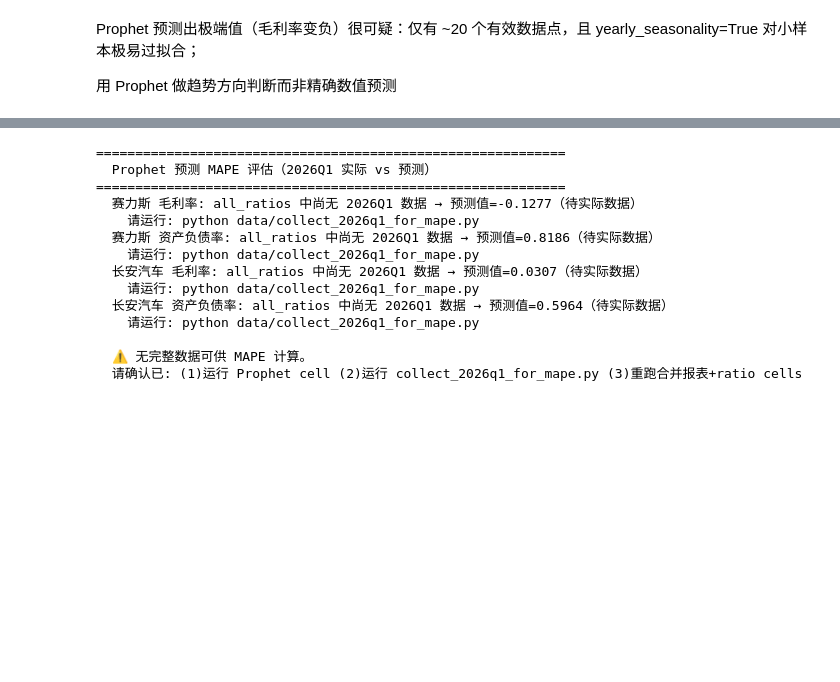
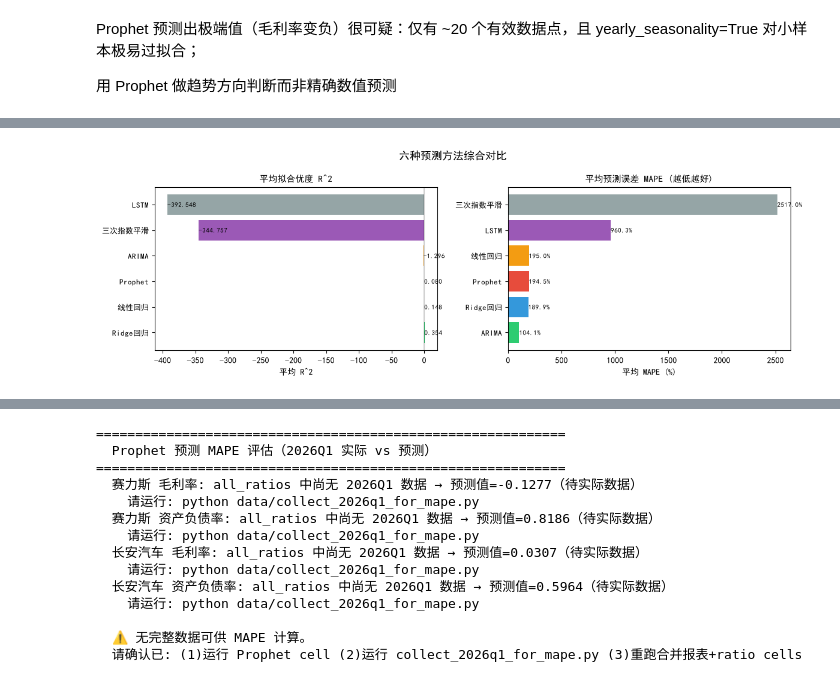
Before and after one commit to yohoten/fidac, a Jupyter notebook: 基于K-Means聚类与Prophet时序预测的重庆上市车企财务智能预警研究.ipynb, the cells around one changed output, grey strips where cells are left out. Cells and saved outputs as stored; diff of their text form; code cells hidden in the pictures; blank space fills up the shorter version.

```diff
--- a/基于K-Means聚类与Prophet时序预测的重庆上市车企财务智能预警研究.ipynb
+++ b/基于K-Means聚类与Prophet时序预测的重庆上市车企财务智能预警研究.ipynb
@@ -719,15 +703,24 @@ os.environ['TMP'] = CLEAN_DIR
 _orig_cwd = os.getcwd()
 os.chdir(CLEAN_DIR)
 
-from prophet import Prophet
-import logging
-logging.getLogger('prophet').setLevel(logging.WARNING)
-logging.getLogger('cmdstanpy').setLevel(logging.ERROR)
+try:
+    from prophet import Prophet
+except ImportError:
+    print('⚠️ Prophet 未安装，回退到 CWD')
+    os.chdir(_orig_cwd)
+    Prophet = None
+if Prophet is not None:
+    import logging
+    logging.getLogger('prophet').setLevel(logging.WARNING)
+    logging.getLogger('cmdstanpy').setLevel(logging.ERROR)
 
 def prophet_forecast(code, metric_col, forecast_quarters=4):
     """
     Prophet 时序预测：未来 6-12 个月
     """
+    if Prophet is None:
+        print(f'  ⚠️ Prophet 未安装，跳过预测')
+        return None
     df_ratio = all_ratios[code]
     name = code.split('_')[1]
 
@@ -839,0 +1008,80 @@ Prophet 预测出极端值（毛利率变负）很可疑：仅有 ~20 个有效
+# %%
+# 汇总所有指标的排名，绘制分组柱状图
+all_rankings = []
+for code in ['601127_赛力斯', '000625_长安汽车']:
+    name = code.split('_')[1]
+    for metric in METRICS:
+        series = all_ratios.get(code, pd.DataFrame())[metric].replace(0, np.nan).dropna()
+        if len(series) < 8:
+            continue
+        skip = []
+        try:
+            from prophet import Prophet
+        except ImportError:
+            skip = ['Prophet']
+        results = compare_all_forecasts(series, 4, skip_methods=skip)
+        for mname, res in results.items():
+            fit_vals = res['history_fit']
+            fit_len = len(fit_vals)
+            y_sub = series.values[len(series) - fit_len:]
+            m = compute_forecast_metrics(y_sub, fit_vals)
+            all_rankings.append({
+                '公司': name, '指标': metric,
+                '方法': mname, 'R²': m['R²'], 'MAPE': m['MAPE'], 'σ': res['sigma']
+            })
+
+df_all = pd.DataFrame(all_rankings)
+
+# 按方法分组，计算平均 R² 和 MAPE
+df_summary = df_all.groupby('方法').agg(
+    avg_r2=('R²', 'mean'),
+    avg_mape=('MAPE', 'mean'),
+    avg_sigma=('σ', 'mean'),
+    count=('R²', 'count')
+).sort_values('avg_r2', ascending=False)
+
+fig, (ax1, ax2) = plt.subplots(1, 2, figsize=(12, 4))
+
+colors = ['#2ECC71', '#3498DB', '#E74C3C', '#F39C12', '#9B59B6', '#95A5A6']
+methods = df_summary.index.tolist()
+
+# R² 柱状图
+ax1.barh(range(len(methods)), df_summary['avg_r2'],
+         color=colors[:len(methods)])
+ax1.set_yticks(range(len(methods)))
+ax1.set_yticklabels(methods, fontsize=9)
+ax1.set_xlabel('平均 R^2')
+ax1.set_title('平均拟合优度 R^2', fontsize=11)
+ax1.axvline(x=0, color='black', ls='-', alpha=0.2)
+for i, v in enumerate(df_summary['avg_r2']):
+    ax1.text(v + 0.005, i, f'{v:.3f}', fontsize=8, va='center')
+
+# MAPE 柱状图（越低越好）
+df_mape_sorted = df_summary.sort_values('avg_mape')
+mape_colors = ['#2ECC71', '#3498DB', '#E74C3C', '#F39C12', '#9B59B6', '#95A5A6']
+ax2.barh(range(len(df_mape_sorted)), df_mape_sorted['avg_mape'],
+         color=mape_colors[:len(df_mape_sorted)])
+ax2.set_yticks(range(len(df_mape_sorted)))
+ax2.set_yticklabels(df_mape_sorted.index, fontsize=9)
+ax2.set_xlabel('平均 MAPE (%)')
+ax2.set_title('平均预测误差 MAPE (越低越好)', fontsize=11)
+for i, v in enumerate(df_mape_sorted['avg_mape']):
+    ax2.text(v + 0.3, i, f'{v:.1f}%', fontsize=8, va='center')
+
+fig.suptitle('六种预测方法综合对比', fontsize=13, fontweight='bold')
+plt.tight_layout()
+plt.savefig('reports/forecast_6method_summary.png', dpi=150, bbox_inches='tight')
+plt.show()
+
+# 打印汇总表
+print('\n六种预测方法综合对比汇总')
+print('=' * 70)
+print(f'{"方法":<12s} {"平均R²":>10s} {"平均MAPE":>10s} {"平均σ":>10s} {"测试次数":>8s}')
+print('-' * 70)
+for mname, row in df_summary.iterrows():
+    print(f'{mname:<12s} {row["avg_r2"]:>10.3f} {row["avg_mape"]:>9.1f}% {row["avg_sigma"]:>10.4f} {int(row["count"]):>8d}')
+
+best_method = df_summary.index[0]
+print(f'\n  🏆 最优方法: {best_method} (平均R²={df_summary.iloc[0]["avg_r2"]:.3f})')
+# %% [output]
+[figure, added]
```
Also changed, not shown: parts of 21 cells of this notebook, 18 other files.
